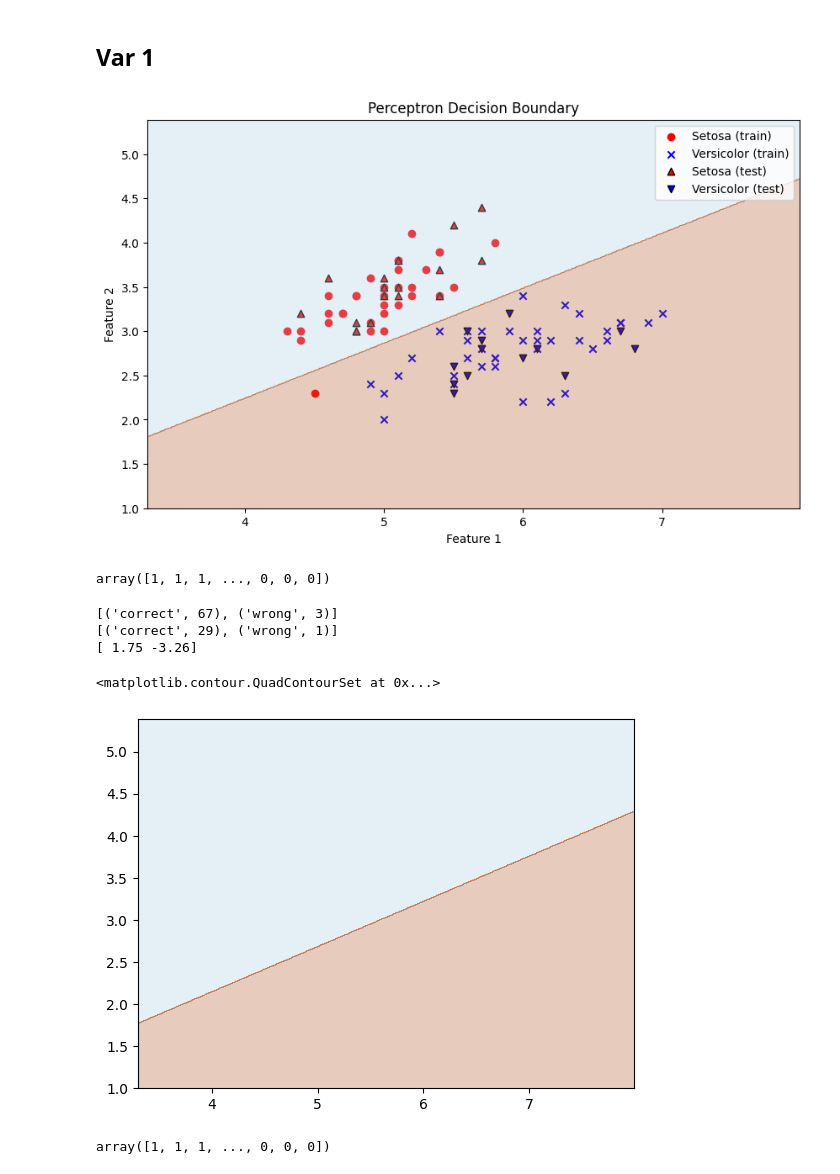
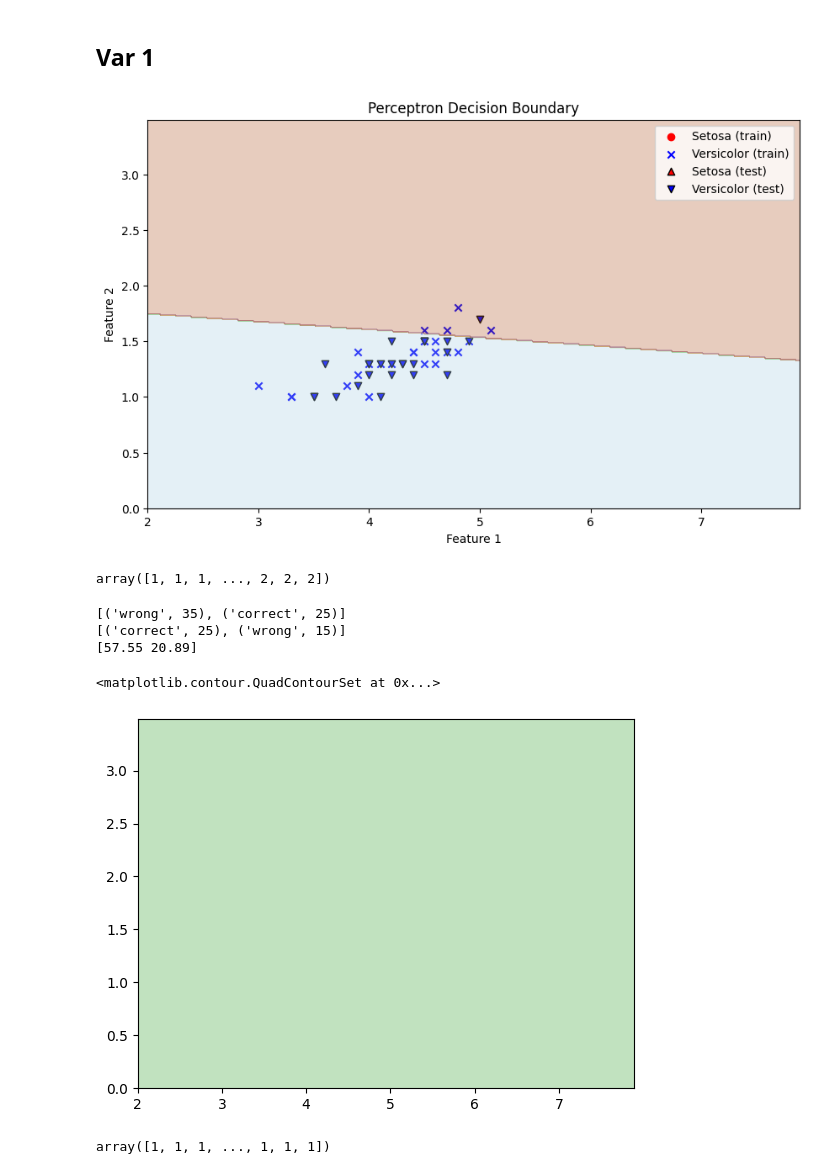
Before and after one commit to Othlix/GM-1lab, a Jupyter notebook: 1lab_darbas.ipynb, the cells around one changed output. Cells and saved outputs as stored; diff of their text form; code cells hidden in the pictures.

```diff
--- a/1lab_darbas.ipynb
+++ b/1lab_darbas.ipynb
@@ -13,48 +13,48 @@ from sklearn.model_selection import train_test_split
 
 
 iris = load_iris()
-X = iris.data[:, 0:2]  # Use only the first two features
+X = iris.data[:, 2:4]  # Use only the first two features (kitus požymius pasitinkau)
 y = iris.target
 
 
-X = X[y != 2]  # Select only Setosa and Versicolor classes
-y = y[y != 2]
+X = X[y != 0]  # Select only Setosa and Versicolor classes (dabat bus Versicolor ir Virginica)
+y = y[y != 0]
 
-X_train, X_test, y_train, y_test = train_test_split(X, y, test_size=0.3, random_state=42)
+X_train, X_test, y_train, y_test = train_test_split(X, y, test_size=0.4, random_state=21)
 
 plt.figure(figsize=(10, 6))
 
 # Plot training data
 plt.scatter(X_train[y_train == 0, 0], X_train[y_train == 0, 1], color='red', marker='o', label='Setosa (train)')
 plt.scatter(X_train[y_train == 1, 0], X_train[y_train == 1, 1], color='blue', marker='x', label='Versicolor (train)')
 
 # Plot testing data
 plt.scatter(X_test[y_test == 0, 0], X_test[y_test == 0, 1], color='red', marker='^', edgecolor='k', label='Setosa (test)')
 plt.scatter(X_test[y_test == 1, 0], X_test[y_test == 1, 1], color='blue', marker='v', edgecolor='k', label='Versicolor (test)')
 
 perceptron = Perceptron(max_iter=100, tol=1e-3, random_state=42)
 perceptron.fit(X_train, y_train)
 
 # Plot decision boundary
 x_min, x_max = X[:, 0].min() - 1, X[:, 0].max() + 1
 y_min, y_max = X[:, 1].min() - 1, X[:, 1].max() + 1
 xx, yy = np.meshgrid(np.arange(x_min, x_max, 0.01), np.arange(y_min, y_max, 0.01))
 X_try_all = np.c_[xx.ravel(), yy.ravel()]
 Z = perceptron.predict(X_try_all)
 ZZ = Z.reshape(xx.shape)
 plt.contourf(xx, yy, ZZ, alpha=0.3, cmap=plt.cm.Paired)
 
 plt.title('Perceptron Decision Boundary')
 plt.xlabel('Feature 1')
 plt.ylabel('Feature 2')
 plt.legend()
 plt.show()
 # %% [output]
-[figure, old version]
+[figure, new version]
 # %%
 Z
 # %% [output]
-array([1, 1, 1, ..., 0, 0, 0])
+array([1, 1, 1, ..., 2, 2, 2])
 # %%
 import numpy as np
 from collections import Counter
@@ -115,15 +115,15 @@ Zn = np.asarray(Zn)
 ZZn = Zn.reshape(xx.shape)
 plt.contourf(xx, yy, ZZn, alpha=0.3, cmap=plt.cm.Paired)
 # %% [output]
-[('correct', 67), ('wrong', 3)]
-[('correct', 29), ('wrong', 1)]
-[ 1.75 -3.26]
+[('wrong', 35), ('correct', 25)]
+[('correct', 25), ('wrong', 15)]
+[57.55 20.89]
 <matplotlib.contour.QuadContourSet at 0x...>
-[figure, old version]
+[figure, new version]
 # %%
 Zn
 # %% [output]
-array([1, 1, 1, ..., 0, 0, 0])
+array([1, 1, 1, ..., 1, 1, 1])
 # %%
 X_train[0:10,:]
 # %% [output]
```
Also changed, not shown: parts of 1 cell of this notebook.
